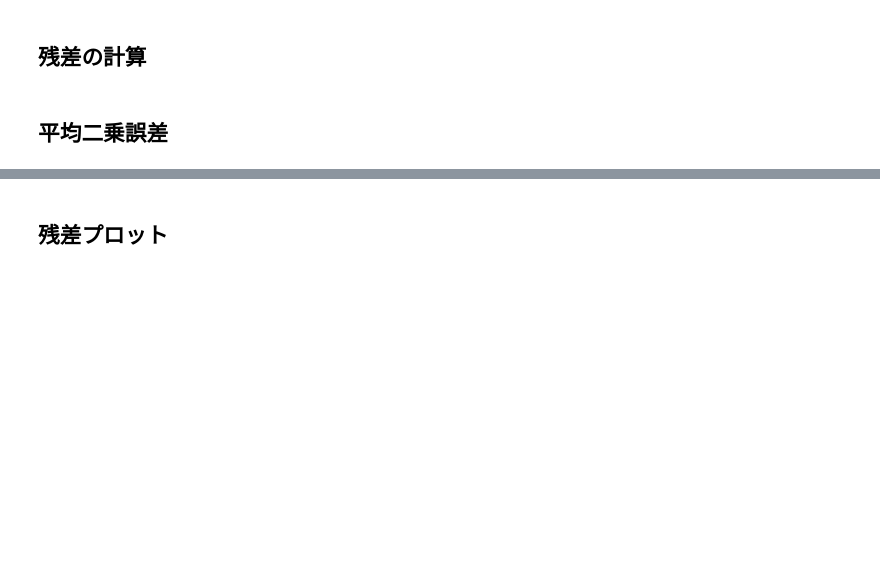
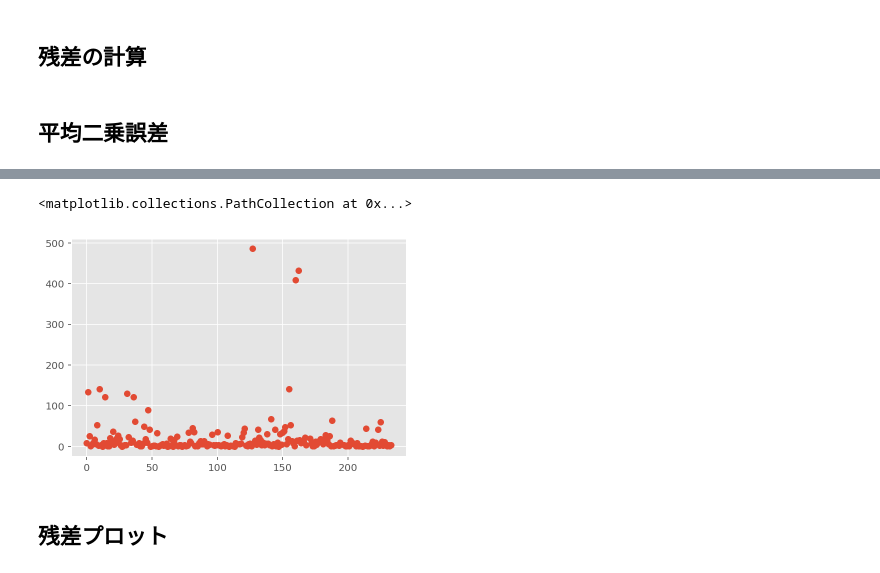
Before and after one commit to Yosymatu/HuffModel, a Jupyter notebook: Input_HuffModel.ipynb, the cells around one changed output, grey strips where cells are left out. Saved outputs shown, nothing was run; the diff lists cells and outputs as text; code cells hidden in the pictures; blank space fills up the shorter version.

```diff
--- a/Input_HuffModel.ipynb
+++ b/Input_HuffModel.ipynb
@@ -108,3 +151,8 @@ RMSE
+# %%
+plt.scatter(id, RMSE/y)
+# %% [output]
+<matplotlib.collections.PathCollection at 0x...>
+[figure, added]
 # %% [markdown]
 ## 残差プロット
 # %%
```
Also changed, not shown: parts of 19 cells of this notebook, 2 other files.
